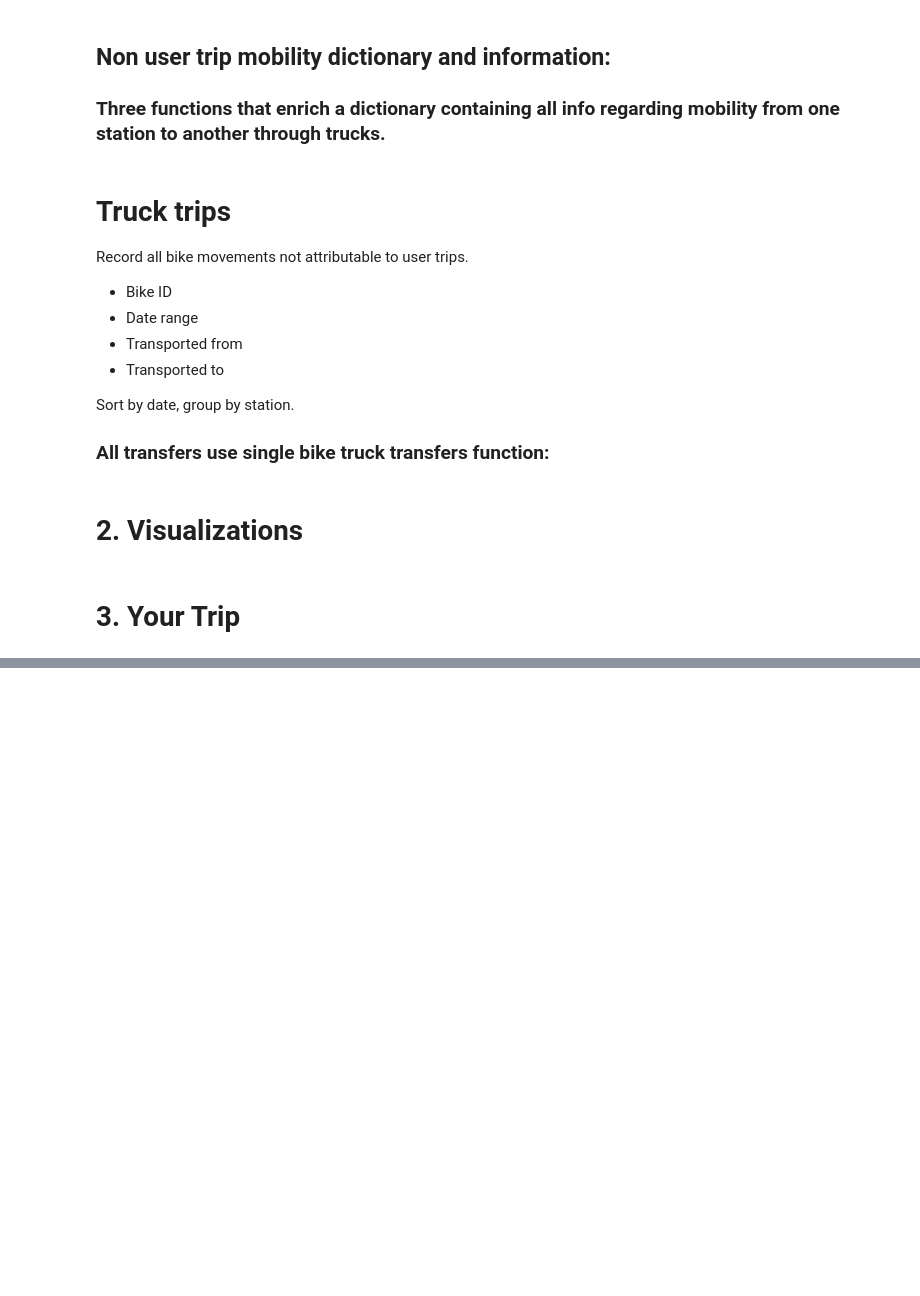
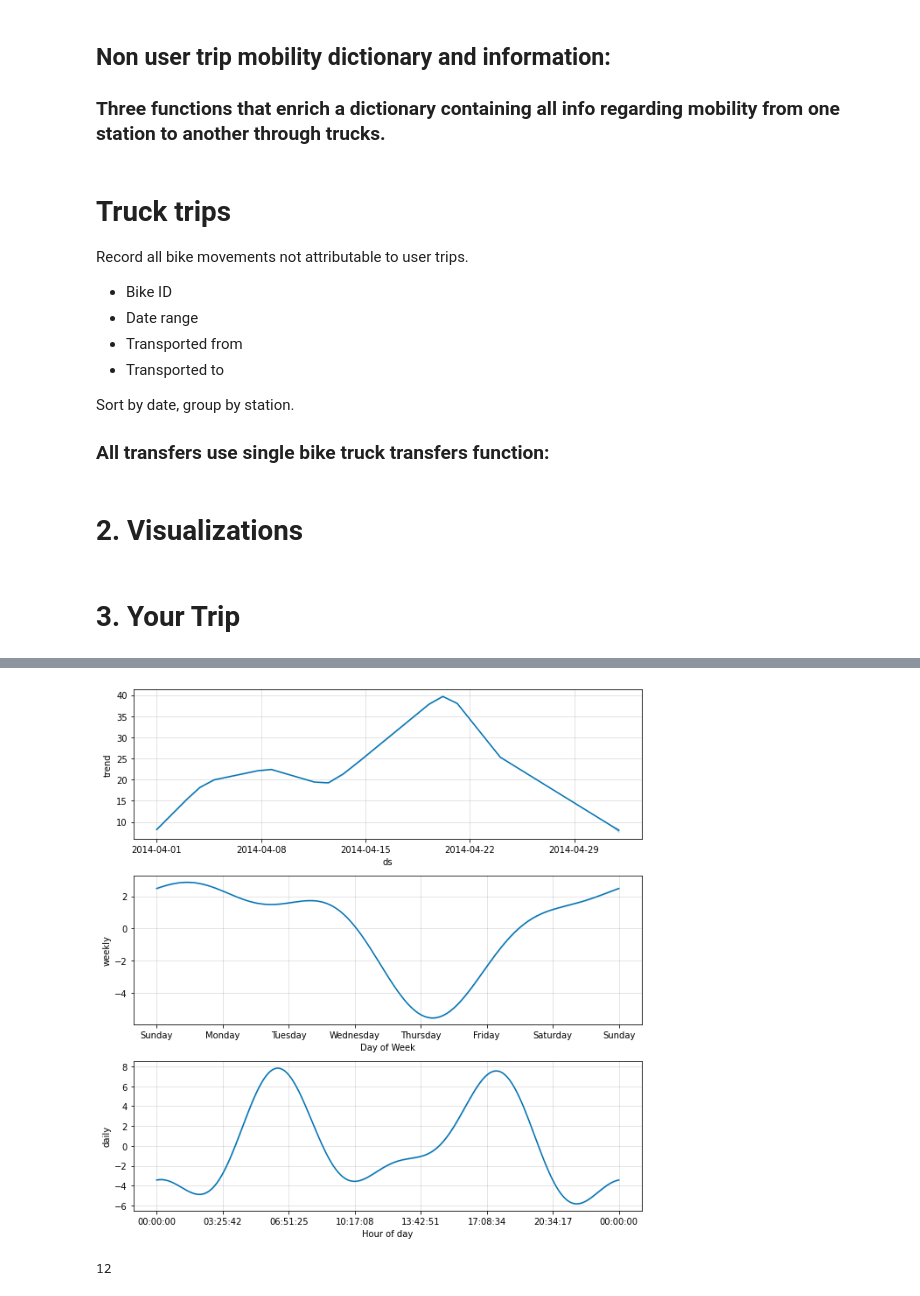
Before and after one commit to gerardrius/Final, a Jupyter notebook: main.ipynb, the cells around one changed output, grey strips where cells are left out. Cells and saved outputs as stored; diff of their text form; code cells hidden in the pictures; blank space fills up the shorter version.

```diff
--- a/main.ipynb
+++ b/main.ipynb
@@ -226,0 +316,13 @@ fig.show()
+# %%
+model.plot_components(forecast);
+# %% [output]
+[figure, added]
+# %%
+predictions = forecast['yhat'].tail(96).values
+clean_predictions = []
+for prediction in predictions:
+    clean_predictions.append(round(prediction))
+
+clean_predictions[70]
+# %% [output]
+12
```
Also changed, not shown: parts of 14 cells of this notebook, 2 other files.
